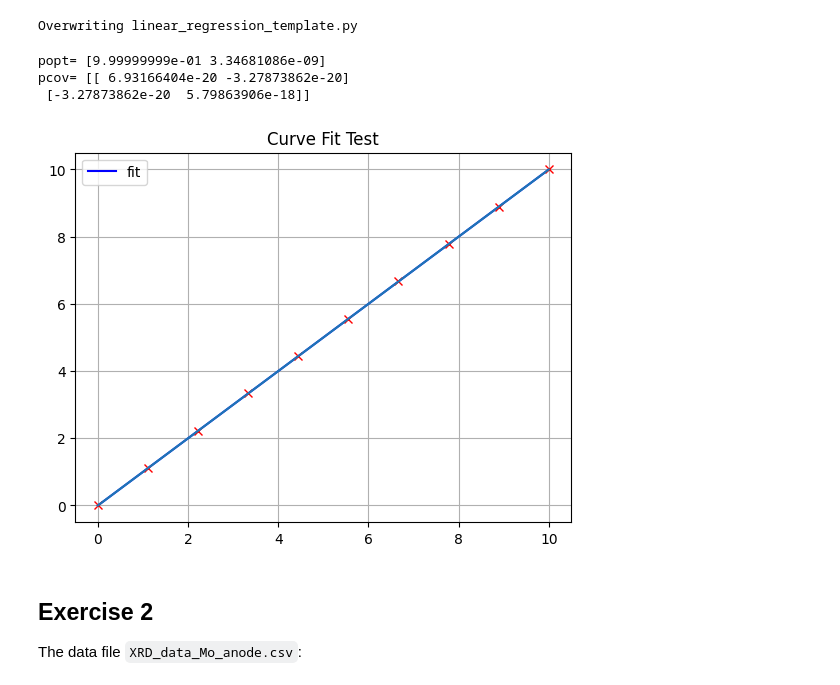
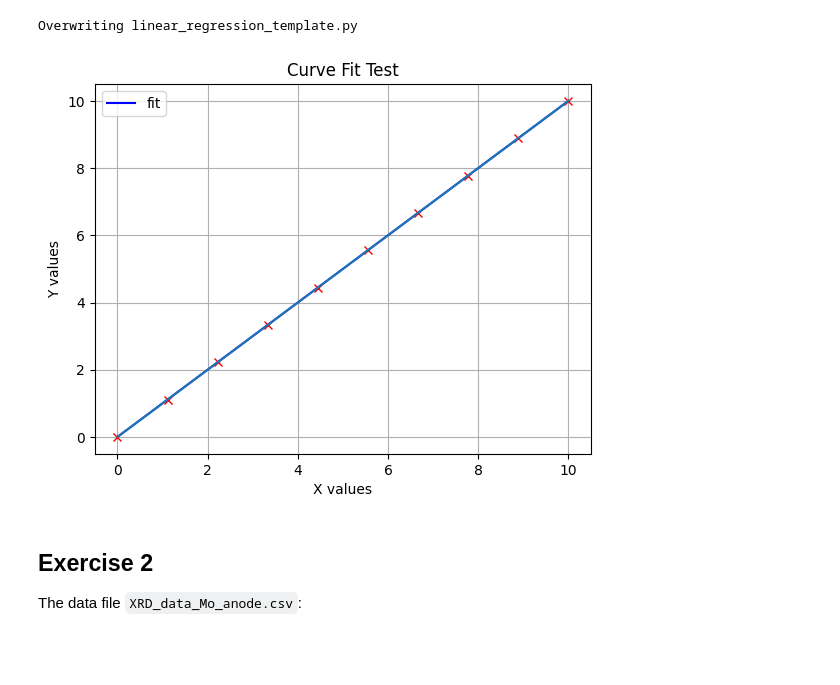
Before and after one commit to PX2145-2025/week-4-b-JonesRhys, a Jupyter notebook: Curvefit.ipynb, the cells around one changed output. Drawn from its saved outputs; the diff is of its cells as text; code cells hidden in the pictures; blank space fills up the shorter version.

```diff
--- a/Curvefit.ipynb
+++ b/Curvefit.ipynb
@@ -213,32 +213,29 @@ Overwriting linear_regression_template.py
 # %%
 import numpy as np
 import matplotlib.pyplot as plt
 from scipy.optimize import curve_fit
 from linear_regression_template import linfit
 
 x = np.linspace(0,10,10)
 y = np.linspace(0,10,10)
 
 
 def linear(x, *p):
   return p[0]*x + p[1]
 
 p_guess = np.array([10,0])
 popt, pcov = curve_fit(linear, x, y, p_guess)
 plt.plot(x, linear(x, *popt), 'b-',label='fit')
 plt.plot(x,y,'rx')
 plt.grid()
 plt.legend()
-plt.xlabel=("X values")
-plt.ylabel=("Y values")
+plt.xlabel("X values")
+plt.ylabel("Y values")
 plt.title("Curve Fit Test")
 m,dm,c,dc = linfit(x,y)
 y_lf= m*x+c
 # %% [output]
-popt= [9.99999999e-01 3.34681086e-09]
-pcov= [[ 6.93166404e-20 -3.27873862e-20]
- [-3.27873862e-20  5.79863906e-18]]
-[figure, old version]
+[figure, new version]
 # %% [markdown]
 ## Exercise 2
 The data file `XRD_data_Mo_anode.csv`:
```
Also changed, not shown: parts of 12 cells of this notebook.
